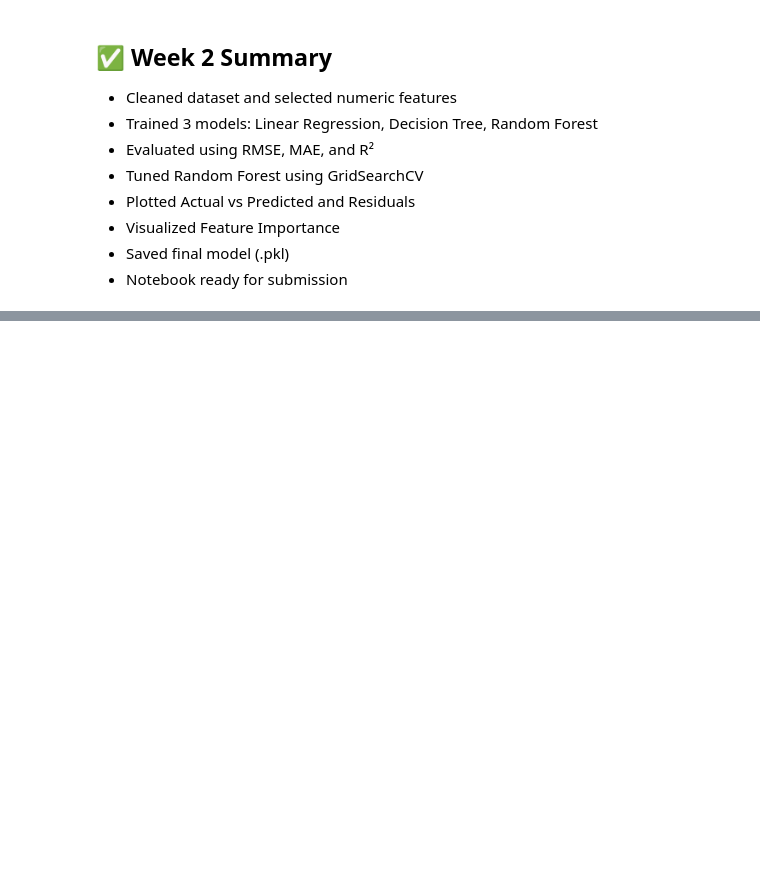
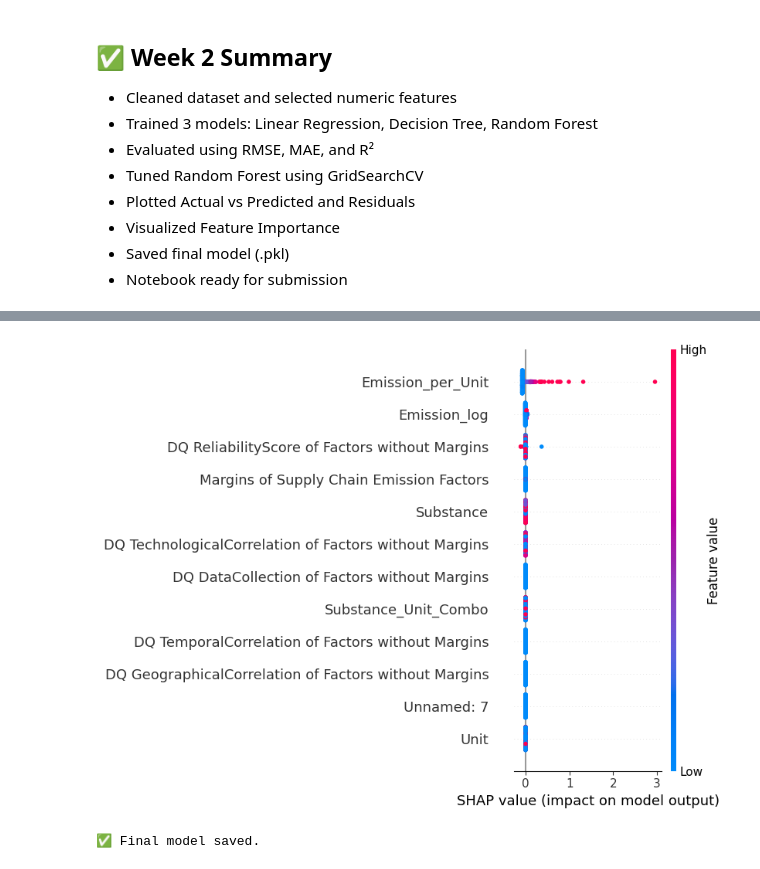
Before and after one commit to DEEPAK21072005/Week-1-GHG-Prediction, a Jupyter notebook: Final_Week_GHG_Prediction/GHG_Prediction.ipynb, the cells around one changed output, grey strips where cells are left out. Saved outputs shown, nothing was run; the diff lists cells and outputs as text; code cells hidden in the pictures; blank space fills up the shorter version.

```diff
--- a/Week1_Week2_GHG_Prediction/GHG_Prediction.ipynb
+++ b/Final_Week_GHG_Prediction/GHG_Prediction.ipynb
@@ -328,0 +446,19 @@ print("✅ Model saved as best_random_forest_model.pkl")
+# %%
+# ✅ Step 6 – SHAP Explainability
+
+import shap
+
+# Use TreeExplainer for XGBoost (most compatible)
+explainer = shap.Explainer(best_model)
+shap_values = explainer(X_scaled)
+
+# Summary plot (feature impact overview)
+shap.summary_plot(shap_values, features=X, feature_names=X.columns)
+# %% [output]
+[figure, added]
+# %%
+import joblib
+joblib.dump(best_model, "Week3_XGBoost_Model.pkl")
+print("✅ Final model saved.")
+# %% [output]
+✅ Final model saved.
```
Also changed, not shown: parts of 7 cells of this notebook, 5 other files.
